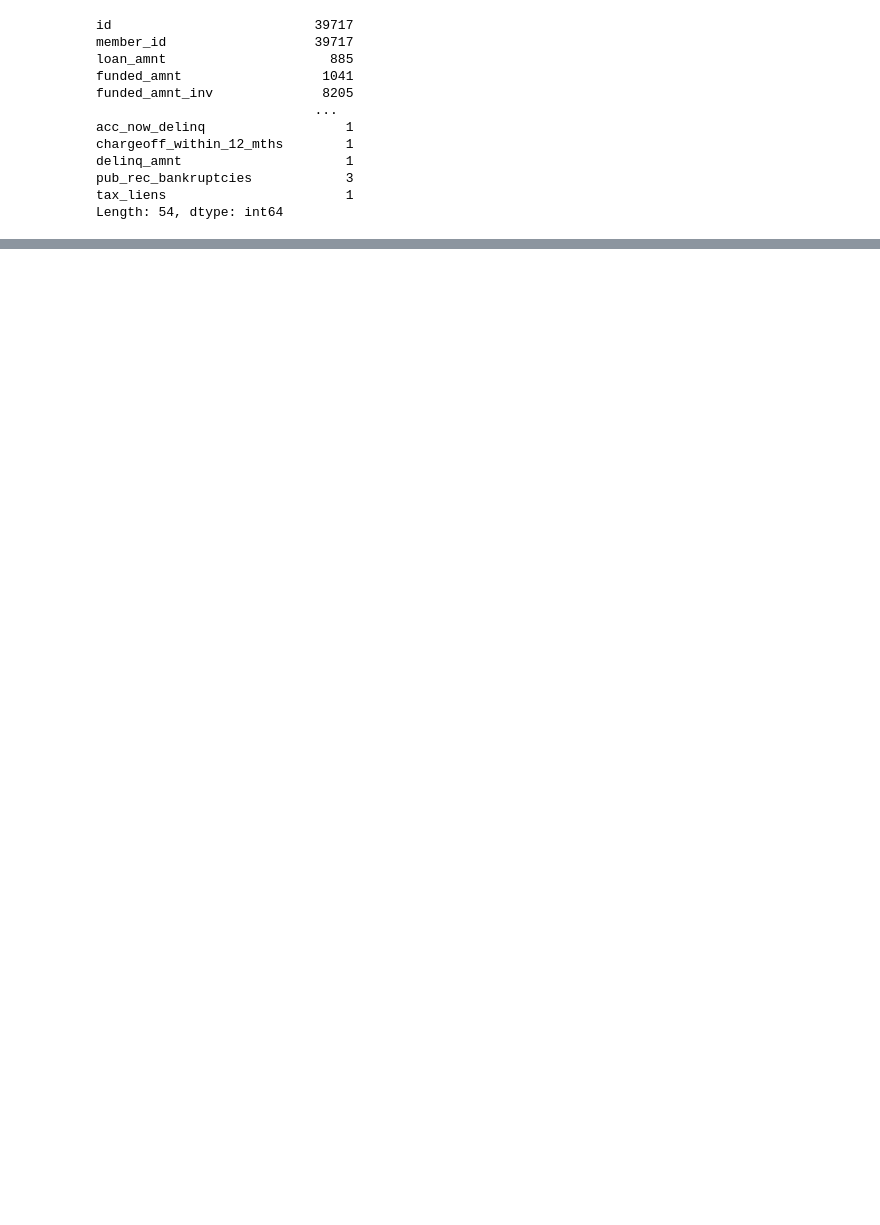
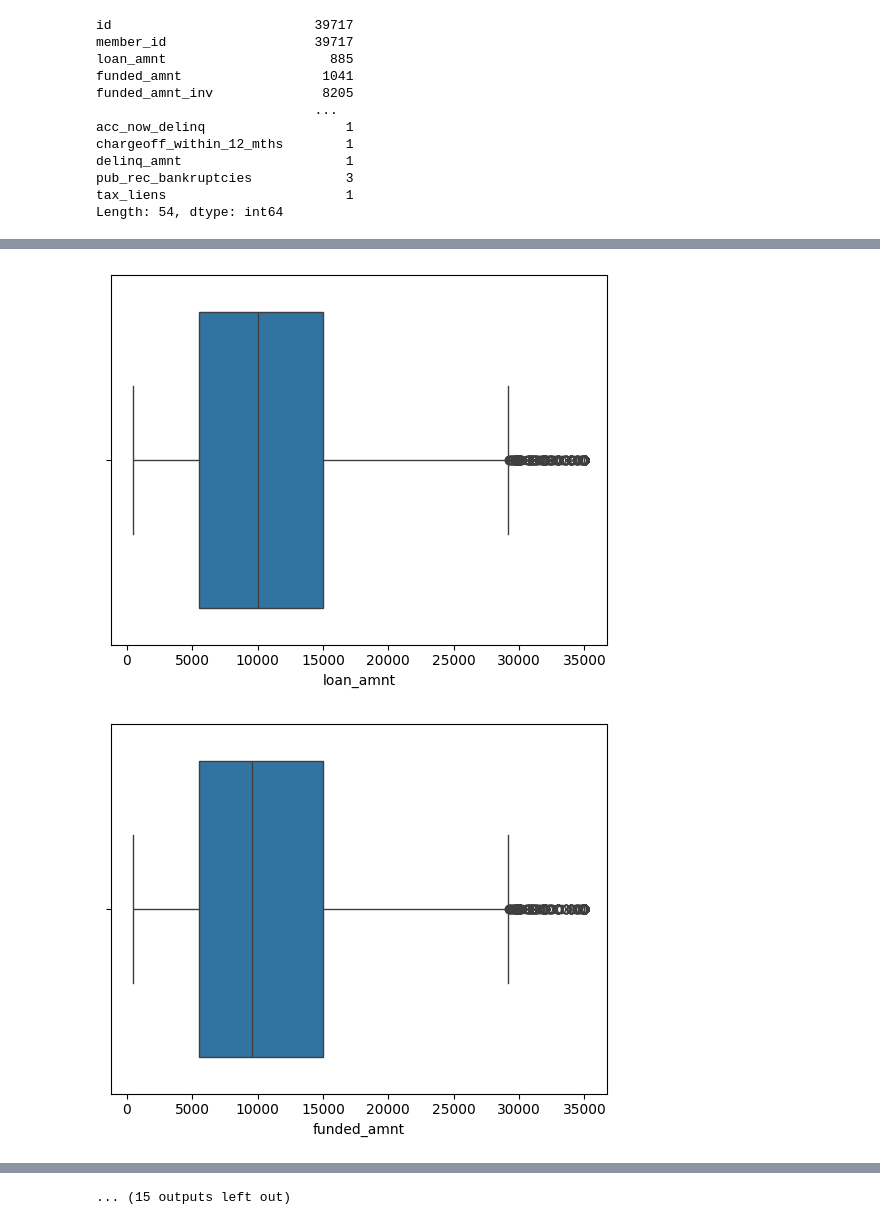
Before and after one commit to ankurbjr/LendingClubCaseStudy, a Jupyter notebook: data_cleaning.ipynb, the cells around one changed output, grey strips where cells are left out. Drawn from its saved outputs; the diff is of its cells as text; code cells hidden in the pictures; blank space fills up the shorter version.

```diff
--- a/data_cleaning.ipynb
+++ b/data_cleaning.ipynb
@@ -315,0 +495,7 @@ dtype: int64
+# %%
+for col in numerical:
+    sns.boxplot(x=loan_data[col])
+    plt.show()
+# %% [output]
+[figure, added]
+[figure, added]
@@ -315,0 +512 @@ dtype: int64
+... (15 outputs left out)
```
Also changed, not shown: parts of 60 cells of this notebook, 7 other files.
